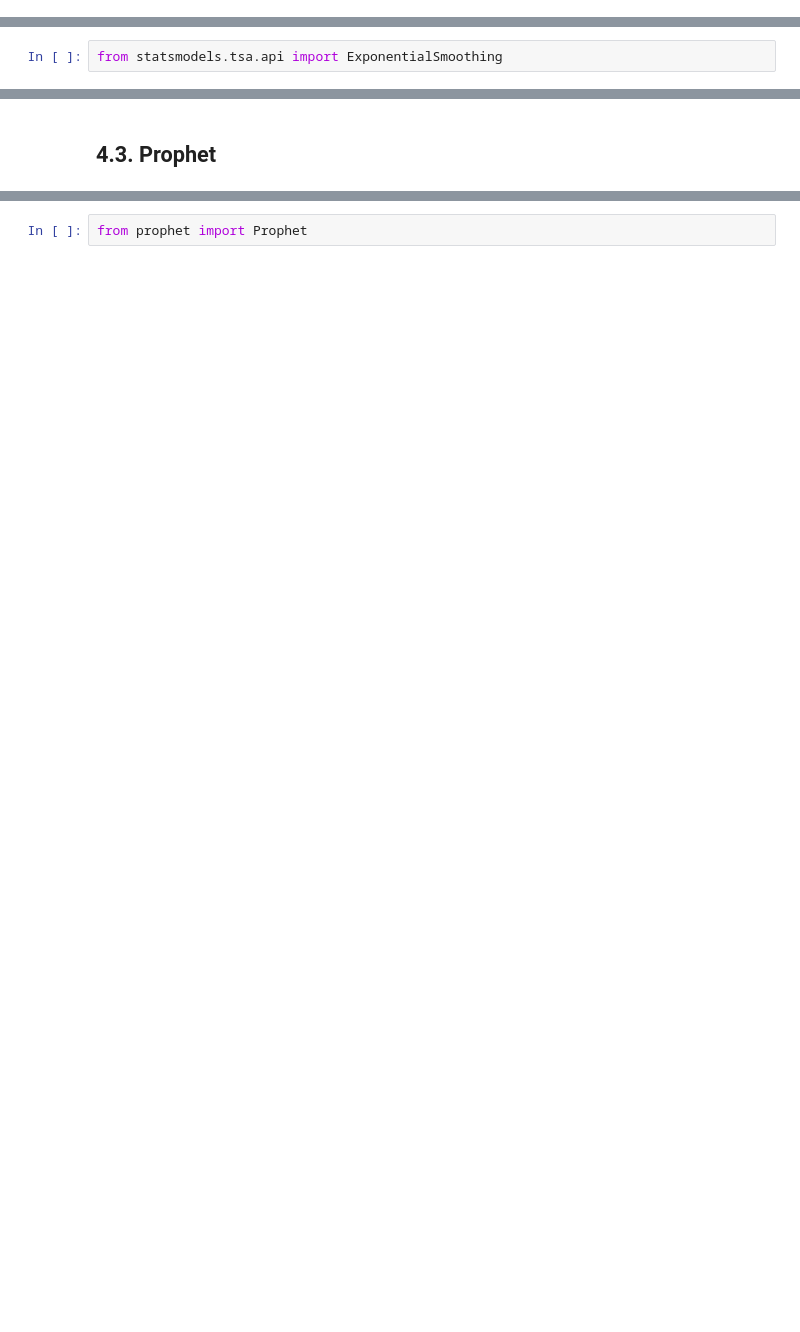
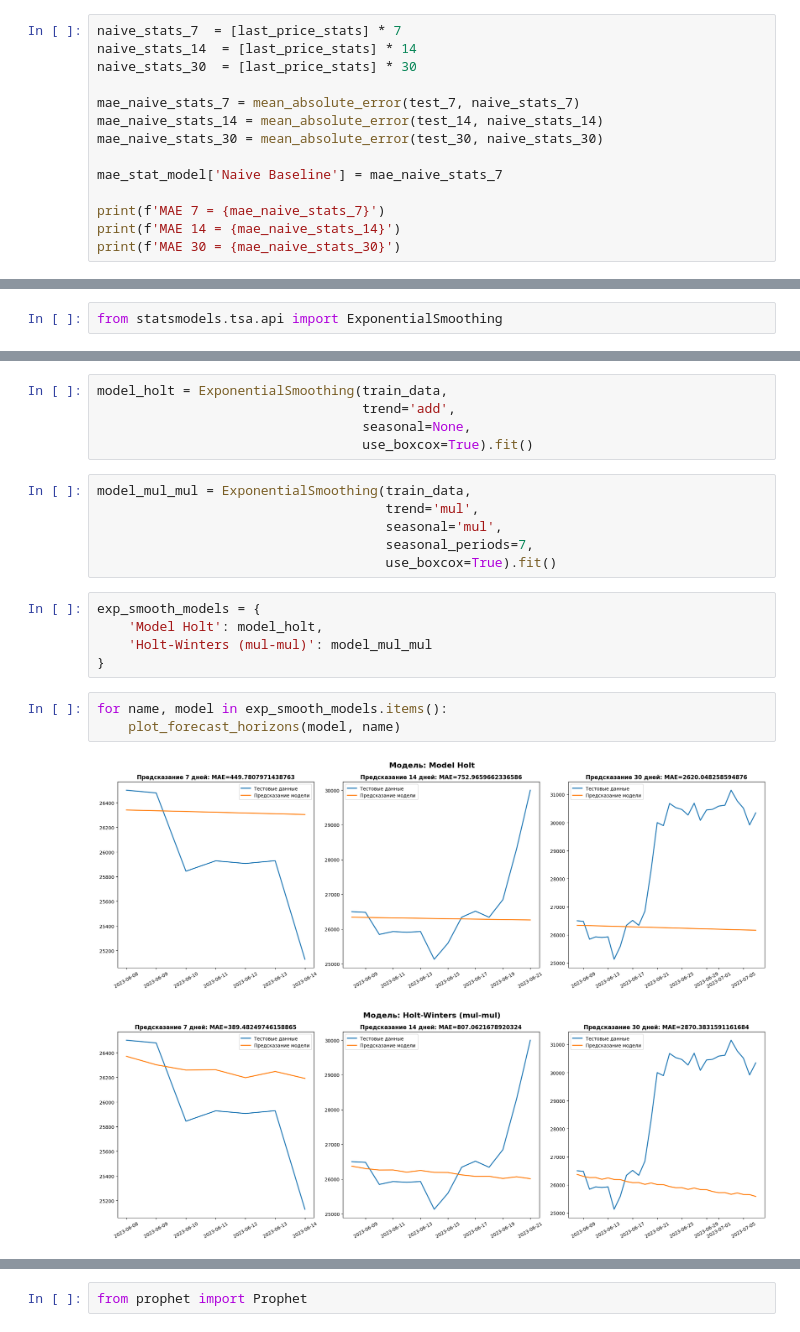
Before and after one commit to weefce/data-science-portfolio, a Jupyter notebook: 02_bitcoin_forecasting/notebooks/bitcoin_forecasting.ipynb, the cells around one changed output, grey strips where cells are left out. Saved outputs shown, nothing was run; the diff lists cells and outputs as text; blank space fills up the shorter version.

```diff
--- a/02_bitcoin_forecasting/notebooks/bitcoin_forecasting.ipynb
+++ b/02_bitcoin_forecasting/notebooks/bitcoin_forecasting.ipynb
@@ -542,0 +415,14 @@ test_30 = ts.iloc[train_size:train_size + 30]['Price'] # 30 дней
+# %%
+naive_stats_7  = [last_price_stats] * 7
+naive_stats_14  = [last_price_stats] * 14
+naive_stats_30  = [last_price_stats] * 30
+
+mae_naive_stats_7 = mean_absolute_error(test_7, naive_stats_7)
+mae_naive_stats_14 = mean_absolute_error(test_14, naive_stats_14)
+mae_naive_stats_30 = mean_absolute_error(test_30, naive_stats_30)
+
+mae_stat_model['Naive Baseline'] = mae_naive_stats_7
+
+print(f'MAE 7 = {mae_naive_stats_7}')
+print(f'MAE 14 = {mae_naive_stats_14}')
+print(f'MAE 30 = {mae_naive_stats_30}')
@@ -878,2 +485,22 @@ SARIMAX (1,1,1)(2,2,2,7) лучше для предсказаний на 7 дн
-# %% [markdown]
-## 4.3. Prophet
+# %%
+model_holt = ExponentialSmoothing(train_data,
+                                  trend='add',
+                                  seasonal=None,
+                                  use_boxcox=True).fit()
+# %%
+model_mul_mul = ExponentialSmoothing(train_data,
+                                     trend='mul',
+                                     seasonal='mul',
+                                     seasonal_periods=7,
+                                     use_boxcox=True).fit()
+# %%
+exp_smooth_models = {
+    'Model Holt': model_holt,
+    'Holt-Winters (mul-mul)': model_mul_mul
+}
+# %%
+for name, model in exp_smooth_models.items():
+    plot_forecast_horizons(model, name)
+# %% [output]
+[figure, added]
+[figure, added]
```
Also changed, not shown: parts of 209 cells of this notebook, 12 other files.
